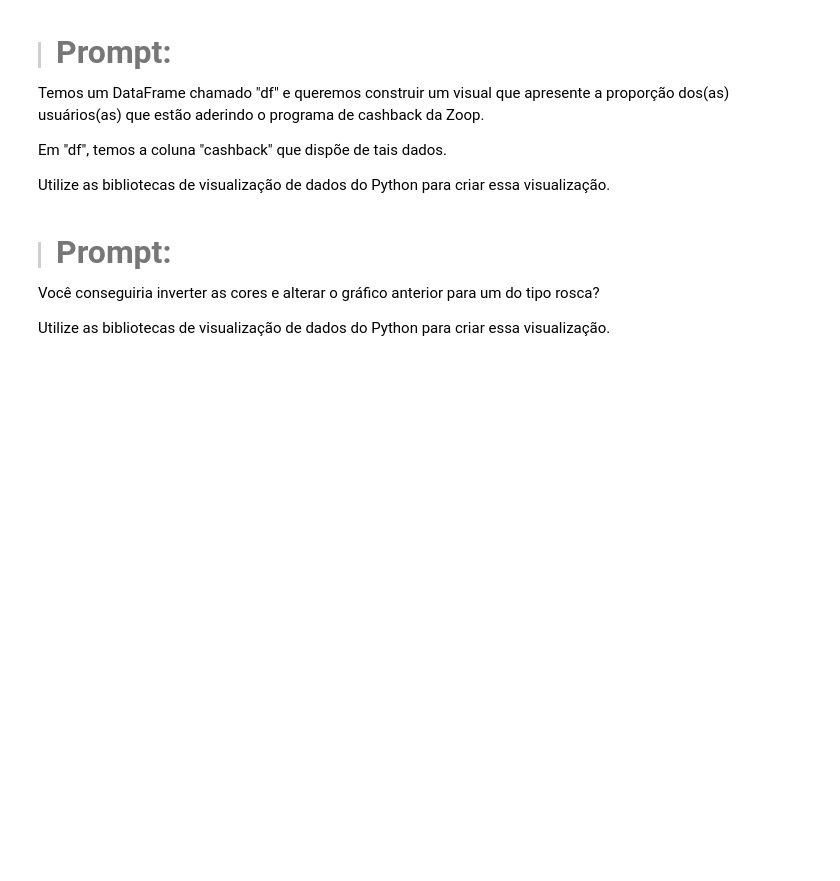
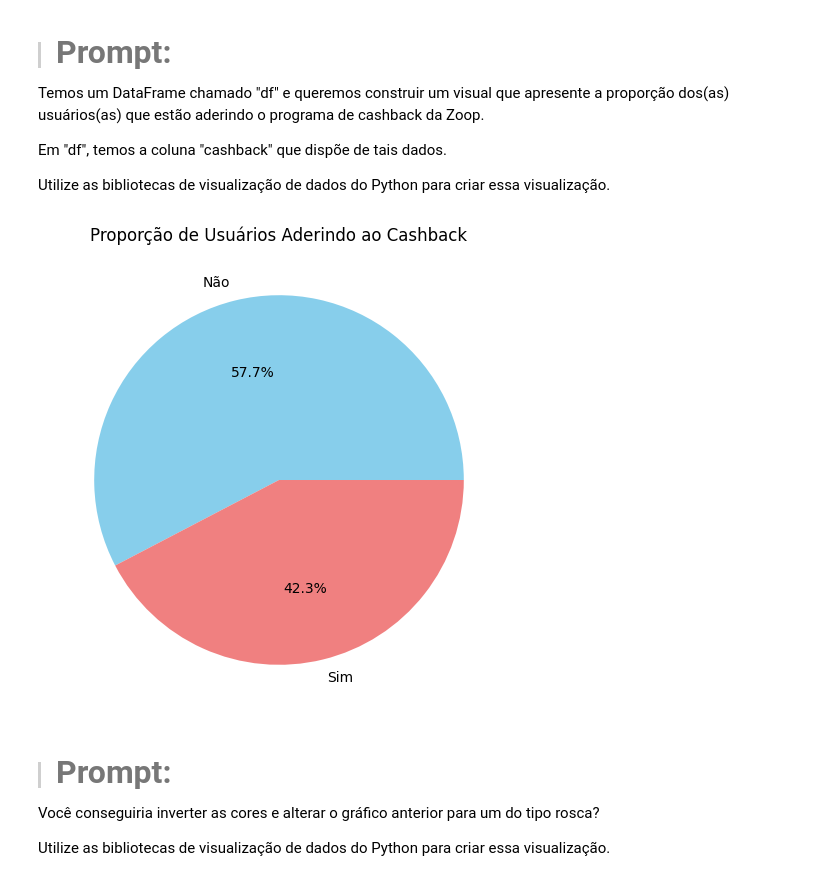
Before and after one commit to matheusnleite/ONE, a Jupyter notebook: IA-em-data-science/Projeto_Inicial_IA_aplicada_a_Data_Science.ipynb, the cells around one changed output. Cells and saved outputs as stored; diff of their text form; code cells hidden in the pictures; blank space fills up the shorter version.

```diff
--- a/IA-em-data-science/Projeto_Inicial_IA_aplicada_a_Data_Science.ipynb
+++ b/IA-em-data-science/Projeto_Inicial_IA_aplicada_a_Data_Science.ipynb
@@ -291,14 +272,16 @@ Vamos agora unir as duas bases do nosso projeto em uma só utilizando como chave
 Construa um código para executar esta etapa usando o Python e a biblioteca Pandas.
 # %%
 # Supondo que você tenha os DataFrames "clientes" e "vendas" carregados
+
 # Unindo as bases de dados com base na coluna "ID_compra"
-df = pd.merge (vendas, clientes, on='ID_compra')
+df = pd.merge(vendas, clientes, on='ID_compra')
+
 # Organizando as colunas na sequência desejada
-colunas_organizadas =[
+colunas_organizadas = [
     'ID_compra', 'data', 'horario', 'categoria', 'preco_unitario',
-    'quantidade', 'frete', 'metodo_pagamento', 'ID_cliente','idade',
-    'sexo_biologico', 'cidade', 'uf', 'regiao', 'cashback','avaliacao_compra'
-]
+    'quantidade', 'frete', 'metodo_pagamento', 'ID_cliente', 'idade',
+    'sexo_biologico', 'cidade', 'uf', 'regiao', 'cashback', 'avaliacao_compra']
+
 df = df[colunas_organizadas]
 # %%
 df.head()
@@ -670,6 +653,22 @@ Temos um DataFrame chamado "df" e queremos construir um visual que apresente a p
 Em "df", temos a coluna "cashback" que dispõe de tais dados.
 
 Utilize as bibliotecas de visualização de dados do Python para criar essa visualização.
+# %%
+import pandas as pd
+import matplotlib.pyplot as plt
+
+# Supondo que você tenha o DataFrame "df" carregado
+
+# Calcular a proporção de adesão ao cashback
+proporcao_cashback = df['cashback'].value_counts(normalize=True)
+
+# Visualização
+plt.figure(figsize=(6, 6))
+plt.pie(proporcao_cashback, labels=proporcao_cashback.index, autopct='%1.1f%%', colors=['skyblue', 'lightcoral'])
+plt.title('Proporção de Usuários Aderindo ao Cashback')
+plt.show()
+# %% [output]
+[figure, added]
 # %% [markdown]
 > #### <strong><font color="7b71ff" size =6>Prompt:</font></strong>
 
```
Also changed, not shown: parts of 24 cells of this notebook.
